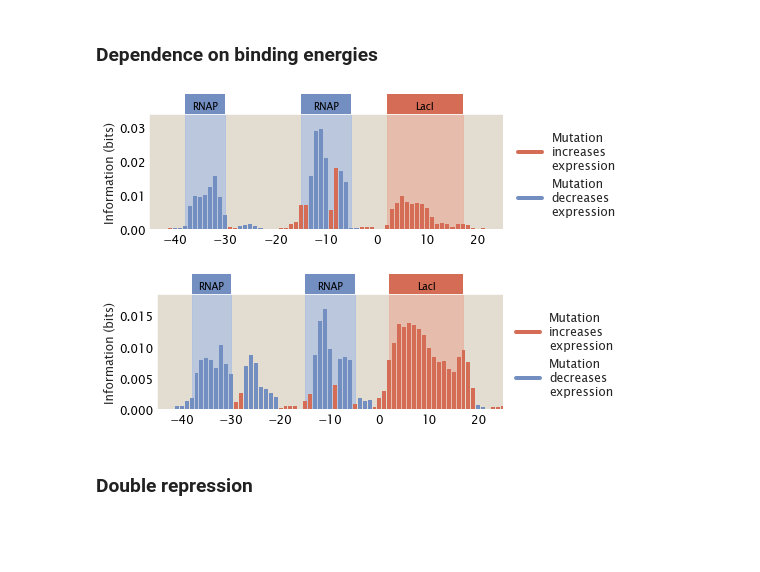
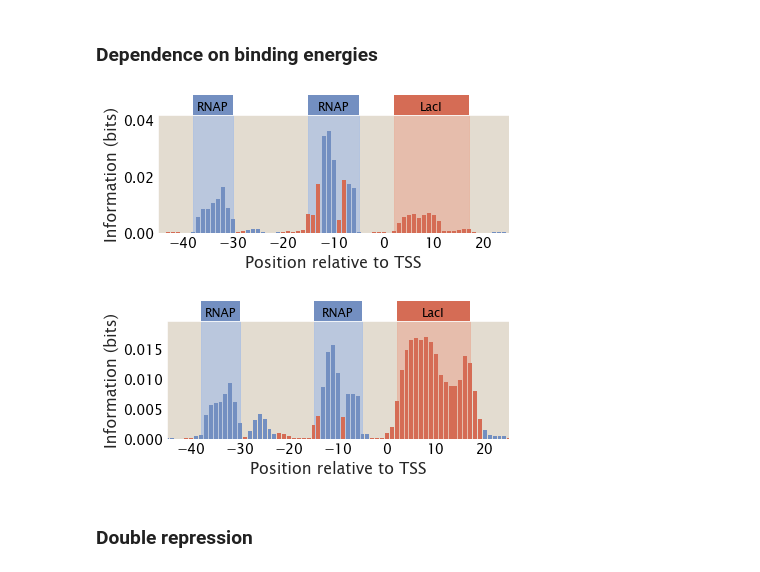
Before and after one commit to RPGroup-PBoC/theoretical_regseq, a Jupyter notebook: notebooks/experimental/mutation_rate.ipynb, the cells around one changed output. Cells and saved outputs as stored; diff of their text form; code cells hidden in the pictures; blank space fills up the shorter version.

```diff
--- a/notebooks/experimental/mutation_rate.ipynb
+++ b/notebooks/experimental/mutation_rate.ipynb
@@ -44,7 +44,7 @@ rep_emat = np.mean(O1_1027_fixed, axis=0)
 ### Lowering mutation rate
 # %%
 n_NS = len(genome)
-n_p = 4600
+n_p = 5000
 n_r = 15
 ep_wt = -5
 er_wt = -15
@@ -130,32 +133,32 @@ tregs.footprint.plot_footprint(promoter, df, region_params,
 # %%
 rep_emat_weak = rep_emat / 5
 
 df = tregs.simulate.sim(promoter, tregs.simulate.simrep_pbound, [rnap_site, rep_site],
                         *[n_NS, n_p, n_r, rnap_emat, rep_emat_weak, ep_wt, er_wt],
                         mutrate=0.2)
 
 region_params = [(-38, -30, 'P', 'RNAP'), (-15, -5, 'P', 'RNAP'), (2, 17, 'R', 'LacI')]
 tregs.footprint.plot_footprint(promoter, df, region_params,
-                               x_lims=(-45, 25), fig_width=8,
+                               x_lims=(-45, 25), fig_width=6,
                                legend_xcoord=1.35,
-                               outfile='../../figs/weak_repressor_emat.png')
+                               outfile='../../manuscript/figures/plots/figS3/weak_repressor_emat.pdf')
 # %% [output]
-[figure, old version]
+[figure, new version]
 # %%
 ep_wt_strong = -12
 er_wt = -15
 
 df = tregs.simulate.sim(promoter, tregs.simulate.simrep_pbound, [rnap_site, rep_site],
                         *[n_NS, n_p, n_r, rnap_emat, rep_emat, ep_wt_strong, er_wt],
-                        mutrate=0.03)
+                        mutrate=0.04)
 
 region_params = [(-38, -30, 'P', 'RNAP'), (-15, -5, 'P', 'RNAP'), (2, 17, 'R', 'LacI')]
 tregs.footprint.plot_footprint(promoter, df, region_params,
-                               x_lims=(-45, 25), fig_width=8,
+                               x_lims=(-45, 25), fig_width=6,
                                legend_xcoord=1.35,
-                               outfile='../../figs/strong_rnap.png')
+                               outfile='../../manuscript/figures/plots/figS3/strong_rnap.pdf')
 # %% [output]
-[figure, old version]
+[figure, new version]
 # %% [markdown]
 ### Double repression
 # %%
```
Also changed, not shown: parts of 2 cells of this notebook, 35 other files.
